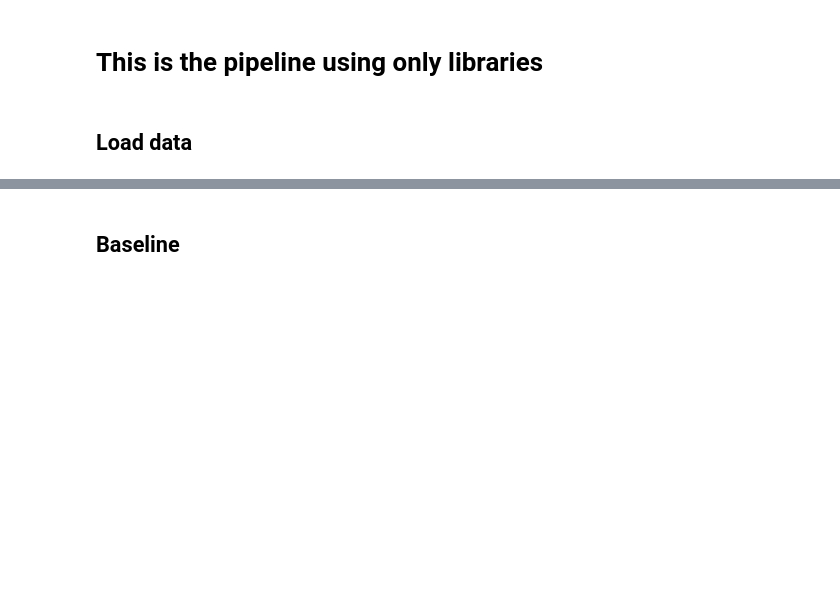
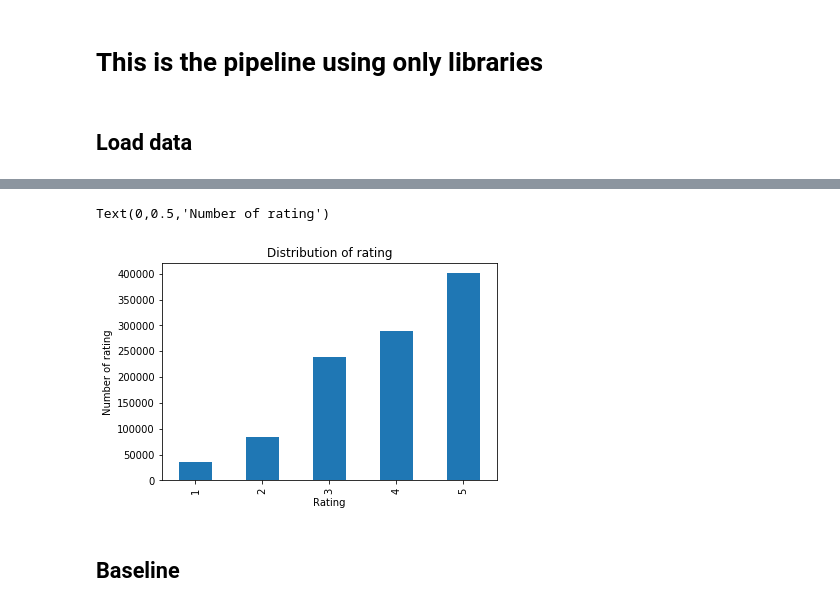
Before and after one commit to byrek3d/ML-Project-2-EPFL, a Jupyter notebook: pipeline.ipynb, the cells around one changed output, grey strips where cells are left out. Saved outputs shown, nothing was run; the diff lists cells and outputs as text; code cells hidden in the pictures; blank space fills up the shorter version.

```diff
--- a/pipeline.ipynb
+++ b/pipeline.ipynb
@@ -32,0 +92,8 @@ formatted_data= Dataset.load_from_df(dataFrame[['user','item','rating']],reader)
+# %%
+dataFrame.groupby('rating').count().user.plot.bar()
+plt.title('Distribution of rating')
+plt.xlabel('Rating')
+plt.ylabel('Number of rating')
+# %% [output]
+Text(0,0.5,'Number of rating')
+[figure, added]
```
Also changed, not shown: parts of 10 cells of this notebook.
